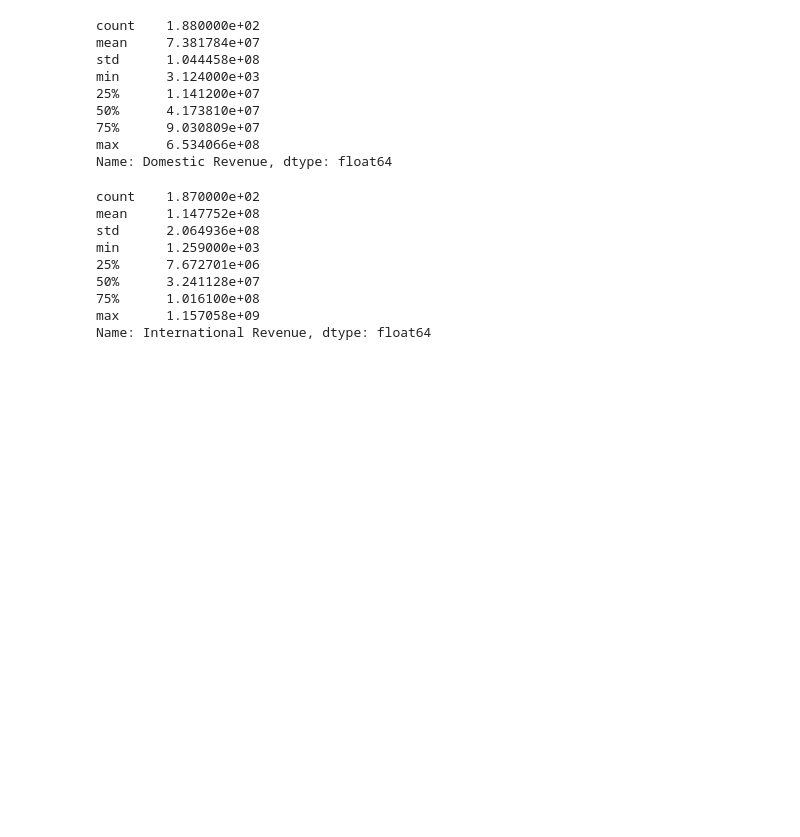
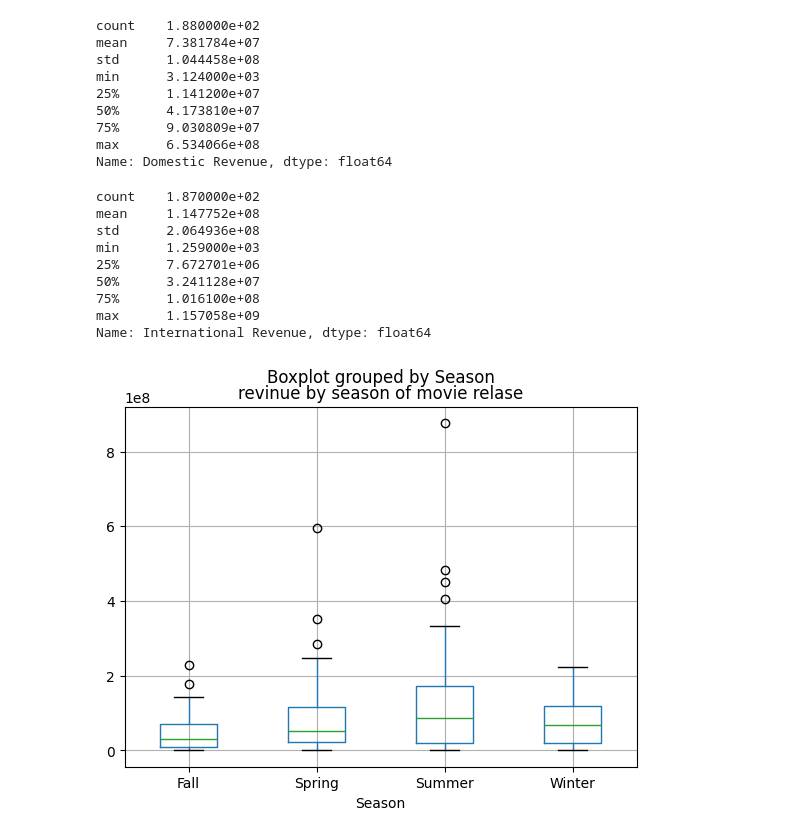
Before and after one commit to CNelson2004/Final_Movie_Analysis, a Jupyter notebook: analyze.ipynb, the cells around one changed output. Cells and saved outputs as stored; diff of their text form; code cells hidden in the pictures; blank space fills up the shorter version.

```diff
--- a/analyze.ipynb
+++ b/analyze.ipynb
@@ -113,3 +113,11 @@ Name: International Revenue, dtype: float64
 # you make longer movies and there for do better but no defanit information on this
 
 #most of the numaric vareables seem unintoresting so i will move on
+# %%
+# catigorical vareable enalasis
+
+df.boxplot(column='Inflation Adjusted Domestic Revenue', by='Season')
+plt.title('revinue by season of movie relase')
+plt.show()
+# %% [output]
+[figure, added]
```
Also changed, not shown: parts of 6 cells of this notebook.
